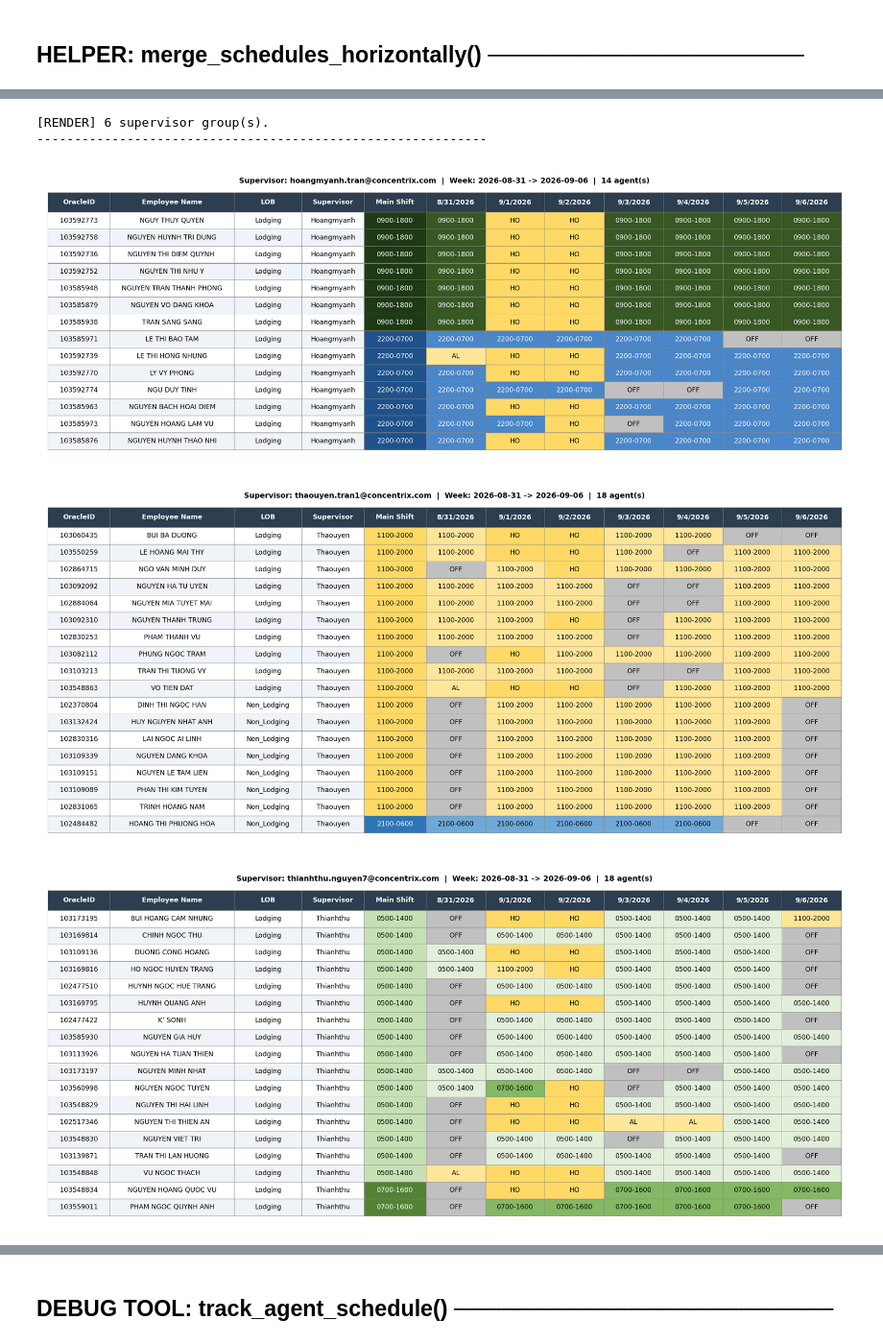
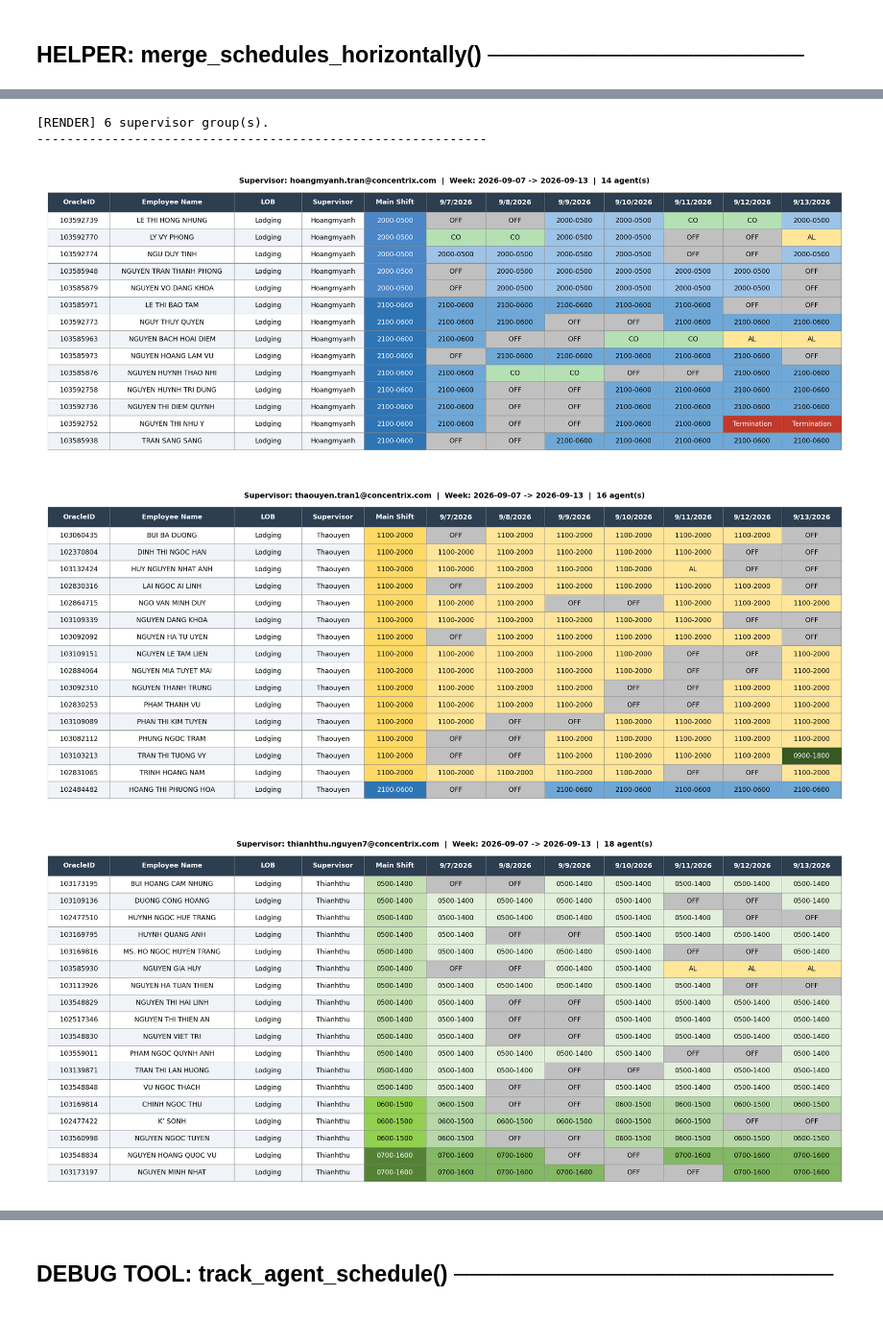
Before and after one commit to NguyenHuuChinh1998/CODE, a Jupyter notebook: Schedule_Tool_optimized.ipynb, the cells around one changed output, grey strips where cells are left out. Shown at 96% size. Cells and saved outputs as stored; diff of their text form; code cells hidden in the pictures.

```diff
--- a/Schedule_Tool_optimized.ipynb
+++ b/Schedule_Tool_optimized.ipynb
@@ -246,9 +246,9 @@ if not os.path.exists(BASE):
 # ------------------------------------------------------------------------------
 # ✏️  CHANGE THESE TWO VALUES EVERY WEEK
 # ------------------------------------------------------------------------------
-WEEK        = "Schedule_2026_08_31"   # Format: Schedule_YYYY_MM_DD (Monday)
+WEEK        = "Schedule_2026_09_07"   # Format: Schedule_YYYY_MM_DD (Monday)
 VN_TEAM_FILE = (                       # ✏️ Update filename each week
-    f"{BASE}/Schedule/Schedule (RTA version)/2026/Schedule_WB0831.xlsx"
+    f"{BASE}/BI_Task/Schedule (RTA version)/2026/Schedule_WB0907.xlsx"
 )
 # Pattern: Schedule_WB{MMDD}.xlsx  e.g. week 18-May → Schedule_WB0518.xlsx
 
@@ -1334,7 +1355,7 @@ def build_weekly_schedule(
         hc_df = pd.DataFrame(columns=["OracleID", "IEX ID", "Employee Name", "LOB", "Supervisor Email"])
 
     long_df = long_df.merge(
-        hc_df[["OracleID", "IEX ID", "Employee Name", "LOB", "Supervisor Email"]],
+        hc_df[["OracleID", "IEX ID", "Employee Name", "Supervisor Email"]],  # bỏ LOB
         on="OracleID", how="left", suffixes=("_master", "_hc"),
     )
 
@@ -1343,6 +1364,26 @@ def build_weekly_schedule(
         if col_m in long_df.columns and col_h in long_df.columns:
             long_df[col] = long_df[col_h].combine_first(long_df[col_m])
             long_df.drop(columns=[col_m, col_h], inplace=True)
+
+    if "hc_master_df" in globals() and hc_master_df is not None:
+        _master = (
+            hc_master_df.to_pandas()
+            if hasattr(hc_master_df, "to_pandas")
+            else hc_master_df.copy()
+        )
+        _master["OracleID"] = pd.to_numeric(_master["OracleID"], errors="coerce")
+
+        lob_map = (
+            _master.dropna(subset=["OracleID"])
+                .drop_duplicates(subset=["OracleID"], keep="first")
+                .set_index("OracleID")["LOB"]
+                .to_dict()
+        )
+        long_df["LOB"] = long_df["OracleID"].map(lob_map).fillna(
+            long_df["LOB"] if "LOB" in long_df.columns else ""
+        )
+    else:
+        print("[WARN] hc_master_df not found — LOB column may be incorrect.")
 
     pivot = long_df.pivot_table(
         index=["OracleID", "IEX ID", "Employee Name", "LOB", "Supervisor Email"],
@@ -1548,7 +1589,10 @@ def render_supervisor_tables_as_images(
         print("[WARN] Weekly schedule is empty — nothing to render.")
         return
 
-    weekly_df = weekly_df[weekly_df["LOB"].isin(["Lodging", "Non_Lodging"])].copy()
+    ALLOWED_LOB = ["Lodging", "Non_Lodging", "LG Chat CSG", "LOB Chat CSG Training"]
+
+    weekly_df = weekly_df[weekly_df["LOB"].isin(ALLOWED_LOB)].copy()
+
     if weekly_df.empty:
         print("[WARN] No Lodging / Non_Lodging agents found.")
         return
@@ -1557,8 +1601,12 @@ def render_supervisor_tables_as_images(
     date_cols  = [c for c in weekly_df.columns
                   if c not in meta_cols and c != "Main Shift"]
 
-    LOB_ORDER  = {"Lodging": 0, "Non_Lodging": 1}
-
+    LOB_ORDER = {
+        "Lodging":               0,
+        "LG Chat CSG":           0,
+        "Non_Lodging":           1,
+        "LOB Chat CSG Training": 2,
+    }
     COL_W = {
         "OracleID":      1.10,
         "Employee Name": 2.20,
@@ -1675,33 +1723,33 @@ def render_supervisor_tables_as_images(
 
         if output_dir:
             out_path = Path(output_dir)
             out_path.mkdir(parents=True, exist_ok=True)
             safe_name = re.sub(r"[^\w@._-]", "_", sup_email)
             img_path  = out_path / f"schedule_{safe_name}.png"
             fig.savefig(img_path, dpi=150, bbox_inches="tight", facecolor="white")
             display(IPImage(filename=str(img_path)))
             print(f"  [+] Saved: {img_path.name}")
         else:
             buf = BytesIO()
             fig.savefig(buf, format="png", dpi=150, bbox_inches="tight", facecolor="white")
             buf.seek(0)
             display(IPImage(data=buf.read()))
 
         plt.close(fig)
 
     print("\n[OK RENDER COMPLETE]")
 
 
 if 'weekly_df' in globals() and weekly_df is not None and not weekly_df.empty:
     render_supervisor_tables_as_images(
         weekly_df  = weekly_df,
         output_dir = None,
     )
 else:
     print("[WARN] weekly_df not found — run the merge cell first.")
 # %% [output]
 [RENDER] 6 supervisor group(s).
 ------------------------------------------------------------
-[figure, old version]
+[figure, new version]
-[figure, old version]
+[figure, new version]
-[figure, old version]
+[figure, new version]
```
Also changed, not shown: parts of 10 cells of this notebook, 44 other files.
